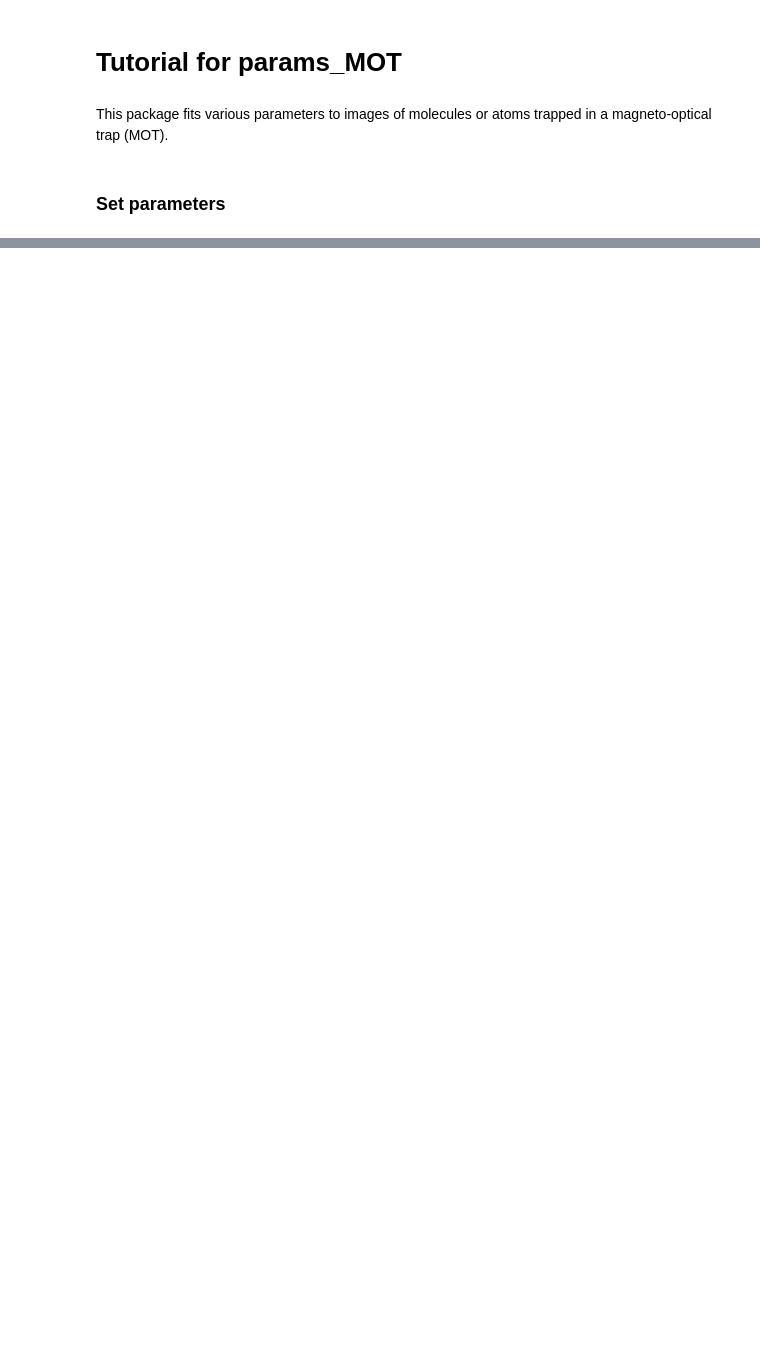
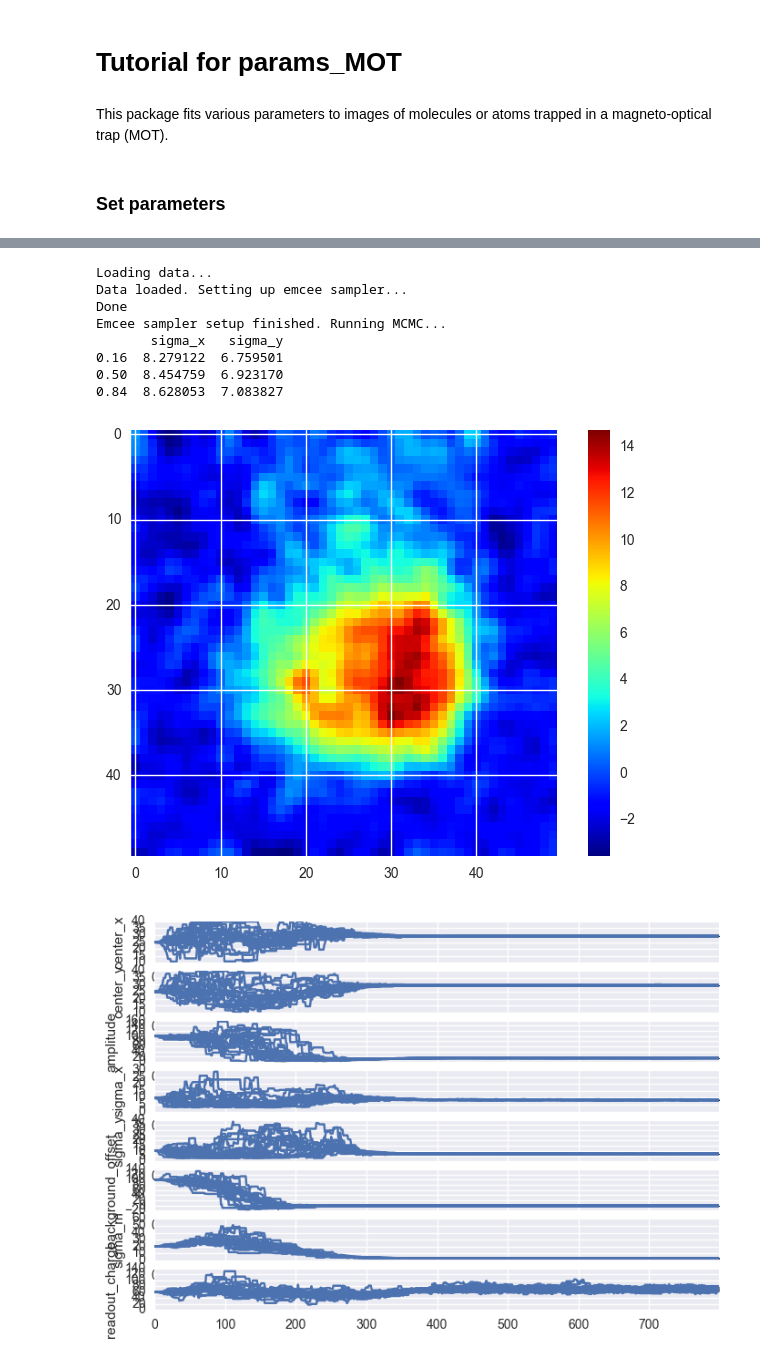
Before and after one commit to phys201/params_MOT, a Jupyter notebook: Tutorial.ipynb, the cells around one changed output, grey strips where cells are left out. Saved outputs shown, nothing was run; the diff lists cells and outputs as text; code cells hidden in the pictures; blank space fills up the shorter version.

```diff
--- a/Tutorial.ipynb
+++ b/Tutorial.ipynb
@@ -52,0 +23,6 @@ sns.jointplot(x='sigma_x', y='sigma_y', data=parameter_samples, kind='kde')
+# %%
+#mc_params=(Walkers,Steps)
+mc_params=(200,800)
+
+#initial_guess = [center_x, center_y, amplitude, sigma_x, sigma_y, background_offset, sigma_m, readout_charge]
+initial_guess = [25, 25, 100, 10, 10, 100, 20, 60]
@@ -52,0 +36,13 @@ sns.jointplot(x='sigma_x', y='sigma_y', data=parameter_samples, kind='kde')
+# %%
+find_params_MOT('RealMOTImageForTest.csv',50,mc_params,initial_guess)
+# %% [output]
+Loading data...
+Data loaded. Setting up emcee sampler...
+Done
+Emcee sampler setup finished. Running MCMC...
+       sigma_x   sigma_y
+0.16  8.279122  6.759501
+0.50  8.454759  6.923170
+0.84  8.628053  7.083827
+[figure, added]
+[figure, added]
```
Also changed, not shown: parts of 10 cells of this notebook, 3 other files.
